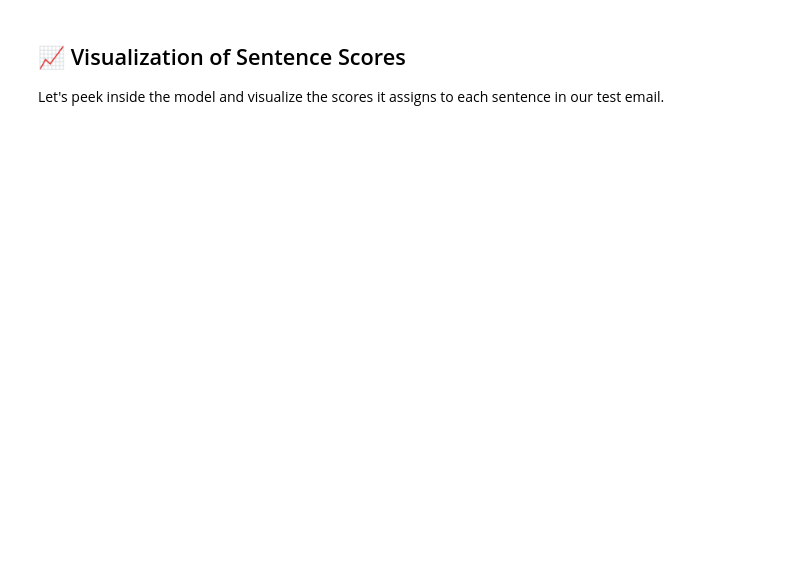
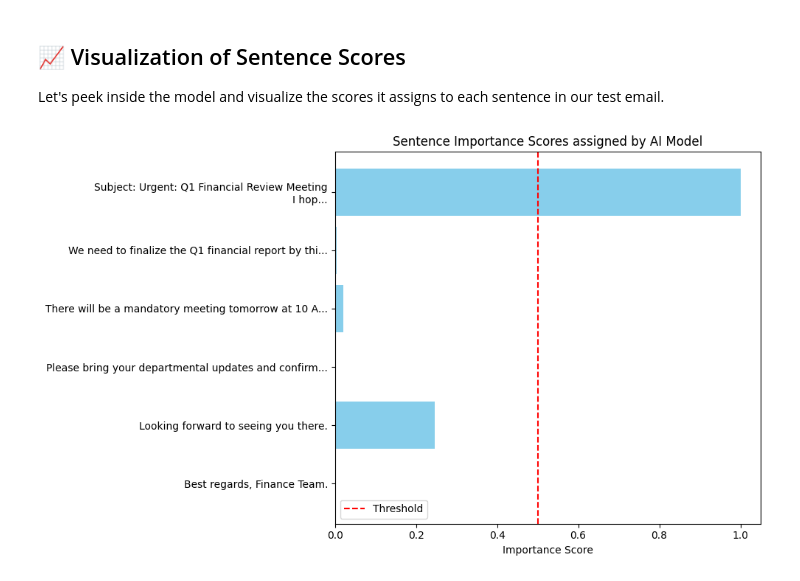
Before and after one commit to soubhik7/full-stack-ai-with-python, a Jupyter notebook: Scikit_ML/SelfLearn/Gmail_AI_Assistant_withOwnTrainedModel/notebooks/01_model_training_and_exploration.ipynb, the cells around one changed output. Saved outputs shown, nothing was run; the diff lists cells and outputs as text; code cells hidden in the pictures; blank space fills up the shorter version.

```diff
--- a/Scikit_ML/SelfLearn/Gmail_AI_Assistant_withOwnTrainedModel/notebooks/01_model_training_and_exploration.ipynb
+++ b/Scikit_ML/SelfLearn/Gmail_AI_Assistant_withOwnTrainedModel/notebooks/01_model_training_and_exploration.ipynb
@@ -74,32 +97,40 @@ except FileNotFoundError:
 Let's peek inside the model and visualize the scores it assigns to each sentence in our test email.
 # %%
 def visualize_scores(text, summarizer):
+    if summarizer is None or not hasattr(summarizer, 'model'):
+        print("❌ Error: Summarizer is not properly initialized. Please run the inference cell first.")
+        return
+
     sentences = split_sentences(text)
     encoded_sentences = []
     for sent in sentences:
         tokens = summarizer.tokenizer.tokenize(sent)
         indices = summarizer.vocab.encode(tokens)
         padded = pad_sequence(indices, summarizer.max_sent_len)
         encoded_sentences.append(padded)
 
     sentences_tensor = torch.tensor(encoded_sentences, dtype=torch.long)
 
     with torch.no_grad():
         scores = summarizer.model([sentences_tensor])[0].cpu().numpy()
 
     # Plotting
     plt.figure(figsize=(10, 6))
     plt.barh(range(len(sentences)), scores, color='skyblue')
     plt.yticks(range(len(sentences)), [s[:50] + '...' if len(s) > 50 else s for s in sentences])
     plt.xlabel('Importance Score')
     plt.title('Sentence Importance Scores assigned by AI Model')
     plt.gca().invert_yaxis()
     plt.axvline(x=0.5, color='red', linestyle='--', label='Threshold')
     plt.legend()
     plt.tight_layout()
     plt.show()
 
 try:
     visualize_scores(test_email, summarizer)
-except NameError:
-    print("Summarizer not initialized. Skip visualization.")
+except NameError as e:
+    print(f"❌ Error: '{e.name}' is not defined. Ensure you have run all previous cells.")
+except Exception as e:
+    print(f"❌ An unexpected error occurred: {e}")
+# %% [output]
+[figure, added]
```
Also changed, not shown: parts of 3 cells of this notebook, 2 other files.
